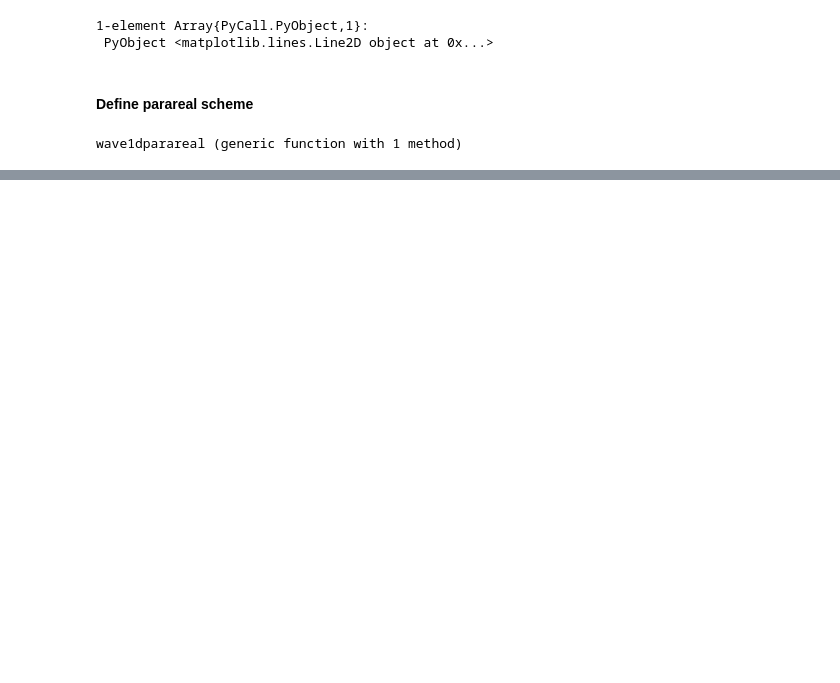
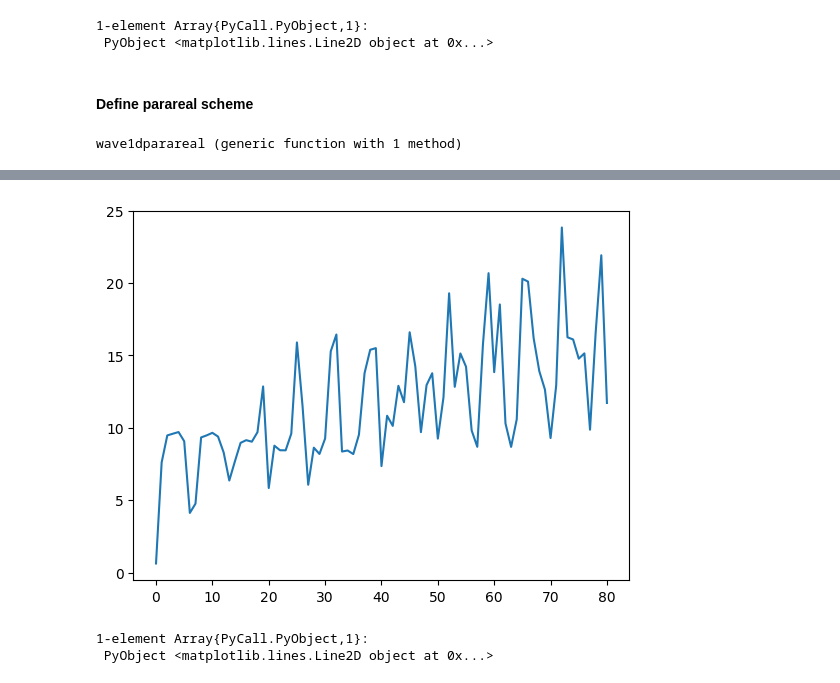
Before and after one commit to hieu325/juliawaveparareal, a Jupyter notebook: parareal1dwave.ipynb, the cells around one changed output, grey strips where cells are left out. Drawn from its saved outputs; the diff is of its cells as text; code cells hidden in the pictures; blank space fills up the shorter version.

```diff
--- a/parareal1dwave.ipynb
+++ b/parareal1dwave.ipynb
@@ -149 +163,8 @@ colorbar()
 PyObject <matplotlib.colorbar.Colorbar object at 0x...>
+# %%
+e1 = [sum(abs.(u1[:,i]).^2+abs.(ut1[:,i]).^2) for i in 1:size(u1,2)];
+plot(abs.(e1))
+# %% [output]
+[figure, added]
+1-element Array{PyCall.PyObject,1}:
+ PyObject <matplotlib.lines.Line2D object at 0x...>
```
Also changed, not shown: parts of 10 cells of this notebook.
